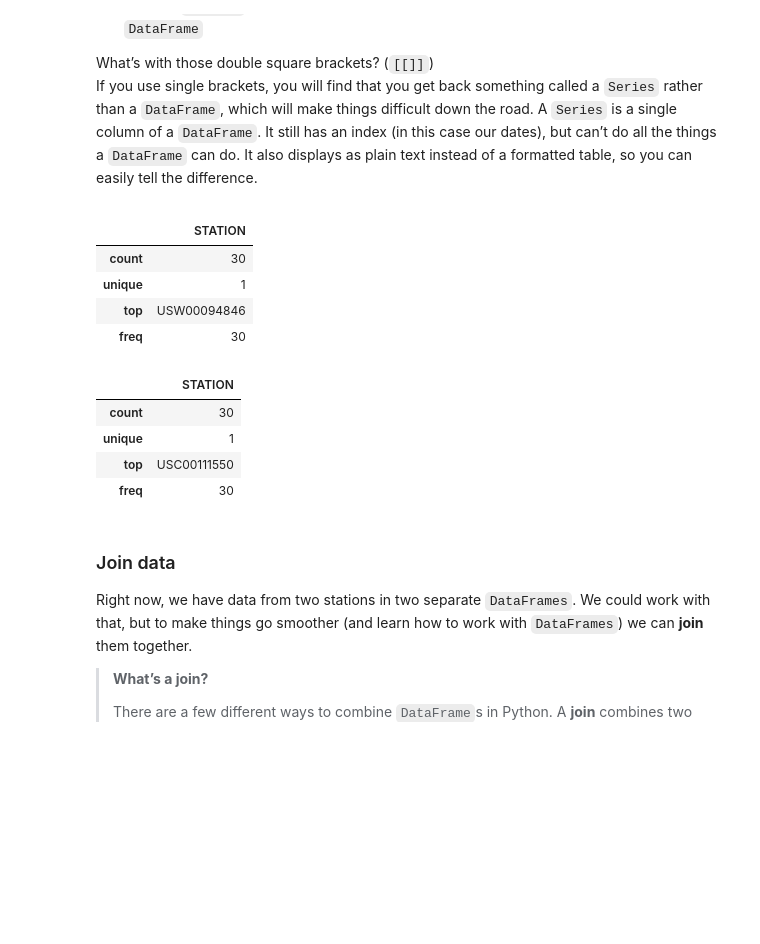
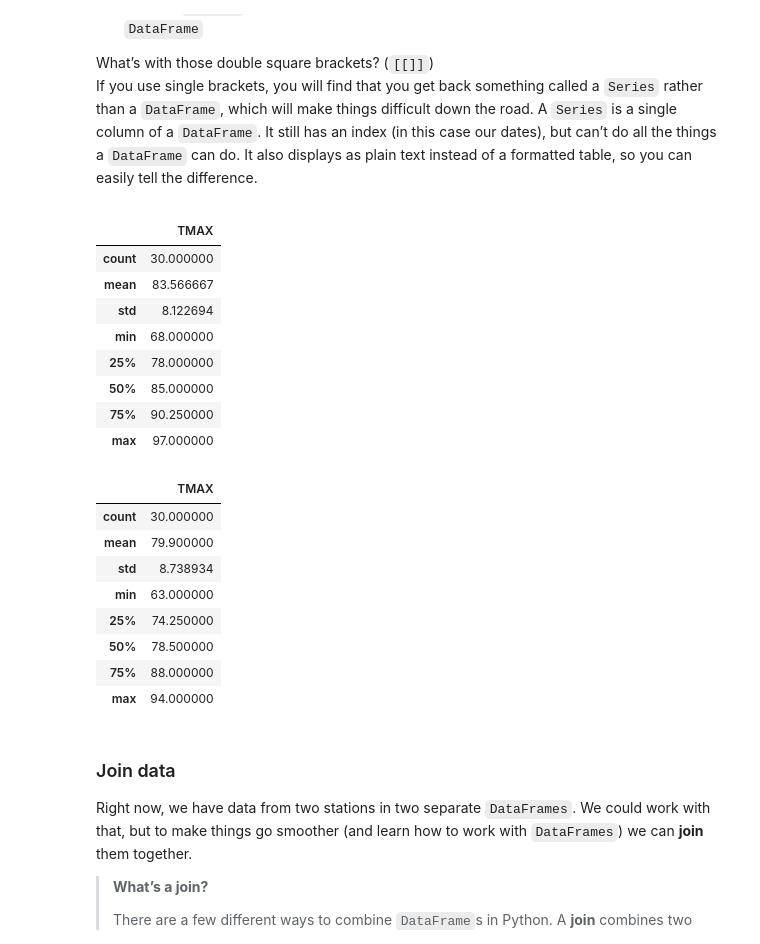
Before and after one commit to cu-esiil-edu/chicago-symposium-skaletons, a Jupyter notebook: uhi-31-wrangle.ipynb, the cells around one changed output. Saved outputs shown, nothing was run; the diff lists cells and outputs as text; code cells hidden in the pictures; blank space fills up the shorter version.

```diff
--- a/uhi-31-wrangle.ipynb
+++ b/uhi-31-wrangle.ipynb
@@ -256,24 +256,32 @@ a formatted table, so you can easily tell the difference.</p>
 </div></div></div>
 # %%
 # Select only the TMAX column of the O'Hare data
-ohare_single_df = ohare_df[['STATION']]
-ohare_single_df.describe()
+ohare_tmax_df = ohare_df[['TMAX']]
+ohare_tmax_df.describe()
 # %% [output]
-|  | STATION |
-| count | 30 |
-| unique | 1 |
-| top | USW00094846 |
-| freq | 30 |
+|  | TMAX |
+| count | 30.000000 |
+| mean | 83.566667 |
+| std | 8.122694 |
+| min | 68.000000 |
+| 25% | 78.000000 |
+| 50% | 85.000000 |
+| 75% | 90.250000 |
+| max | 97.000000 |
 # %%
 # Select only the TMAX column of the Northerly data
-northerly_single_df = northerly_df[['STATION']]
-northerly_single_df.describe()
+northerly_tmax_df = northerly_df[['TMAX']]
+northerly_tmax_df.describe()
 # %% [output]
-|  | STATION |
-| count | 30 |
-| unique | 1 |
-| top | USC00111550 |
-| freq | 30 |
+|  | TMAX |
+| count | 30.000000 |
+| mean | 79.900000 |
+| std | 8.738934 |
+| min | 63.000000 |
+| 25% | 74.250000 |
+| 50% | 78.500000 |
+| 75% | 88.000000 |
+| max | 94.000000 |
 # %% [markdown]
 ### Join data
 
```
Also changed, not shown: parts of 2 cells of this notebook, 1 other file.
